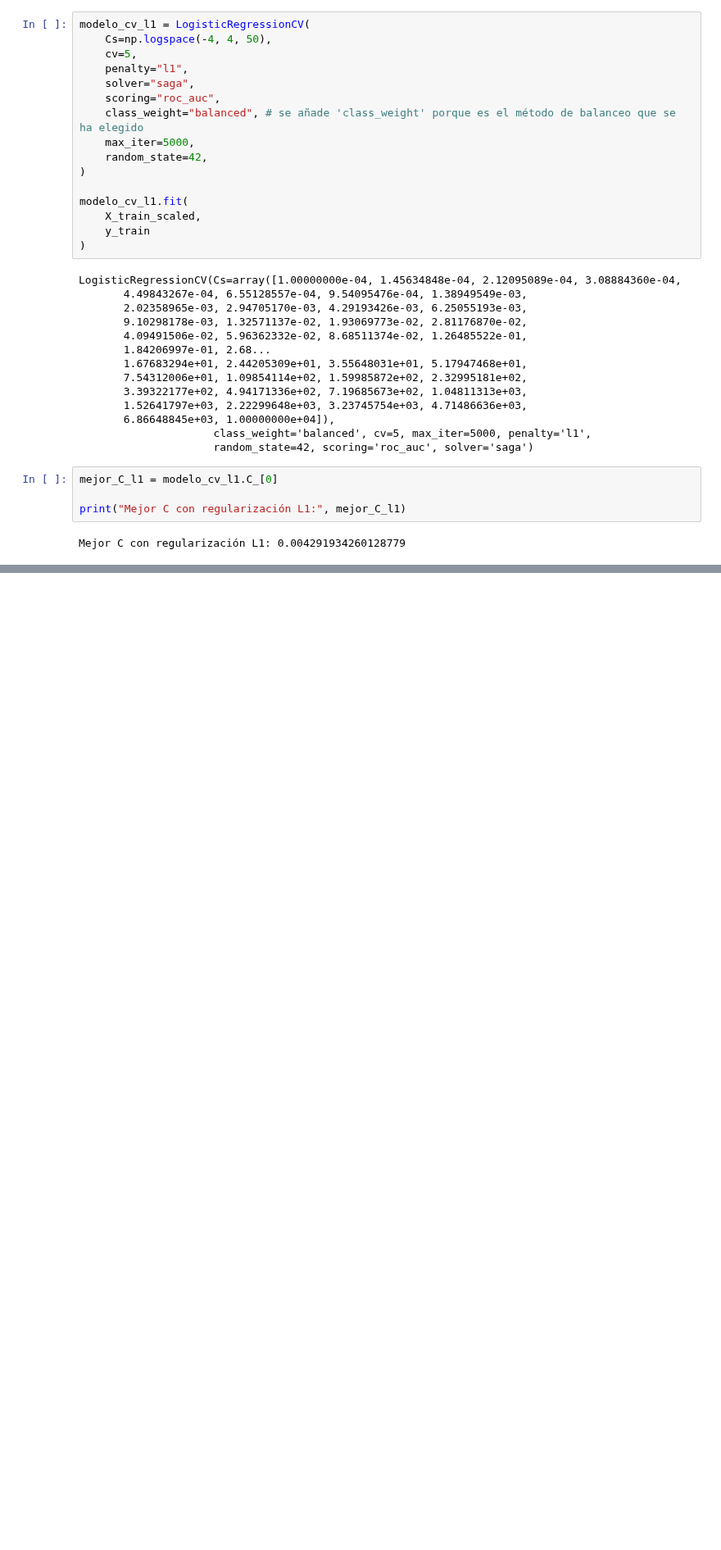
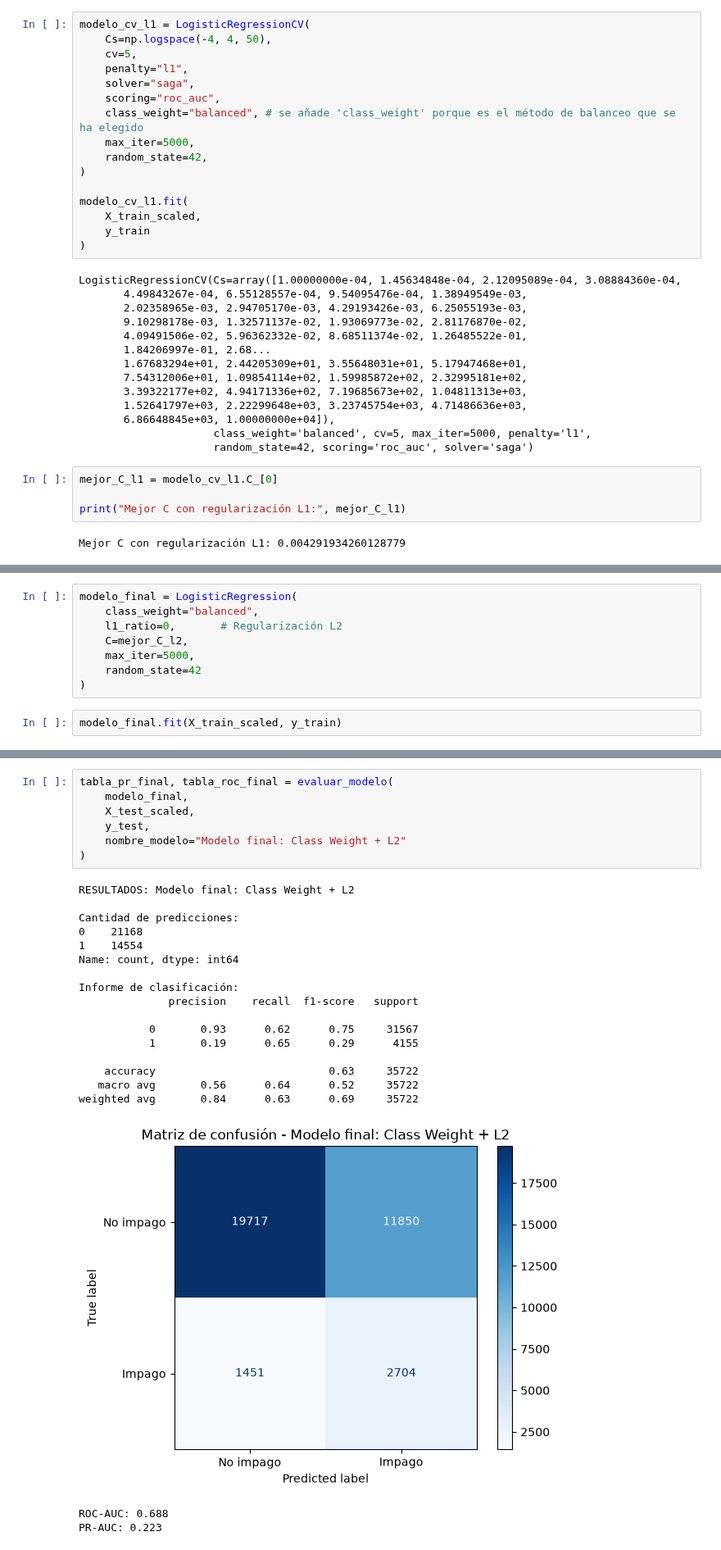
Before and after one commit to izarozubia-max/RETO5, a Jupyter notebook: prediccion_prima_balanceo.ipynb, the cells around one changed output, grey strips where cells are left out. Shown at 82% size. Saved outputs shown, nothing was run; the diff lists cells and outputs as text; blank space fills up the shorter version.

```diff
--- a/prediccion_prima_balanceo.ipynb
+++ b/prediccion_prima_balanceo.ipynb
@@ -698,0 +755,10 @@ PR-AUC: 0.223
+# %%
+modelo_final = LogisticRegression(
+    class_weight="balanced",
+    l1_ratio=0,       # Regularización L2
+    C=mejor_C_l2,
+    max_iter=5000,
+    random_state=42
+)
+# %%
+modelo_final.fit(X_train_scaled, y_train)
@@ -698,0 +777,27 @@ PR-AUC: 0.223
+# %%
+tabla_pr_final, tabla_roc_final = evaluar_modelo(
+    modelo_final,
+    X_test_scaled,
+    y_test,
+    nombre_modelo="Modelo final: Class Weight + L2"
+)
+# %% [output]
+RESULTADOS: Modelo final: Class Weight + L2
+
+Cantidad de predicciones:
+0    21168
+1    14554
+Name: count, dtype: int64
+
+Informe de clasificación:
+              precision    recall  f1-score   support
+
+           0       0.93      0.62      0.75     31567
+           1       0.19      0.65      0.29      4155
+
+    accuracy                           0.63     35722
+   macro avg       0.56      0.64      0.52     35722
+weighted avg       0.84      0.63      0.69     35722
+[figure, added]
+ROC-AUC: 0.688
+PR-AUC: 0.223
```
Also changed, not shown: parts of 19 cells of this notebook.
